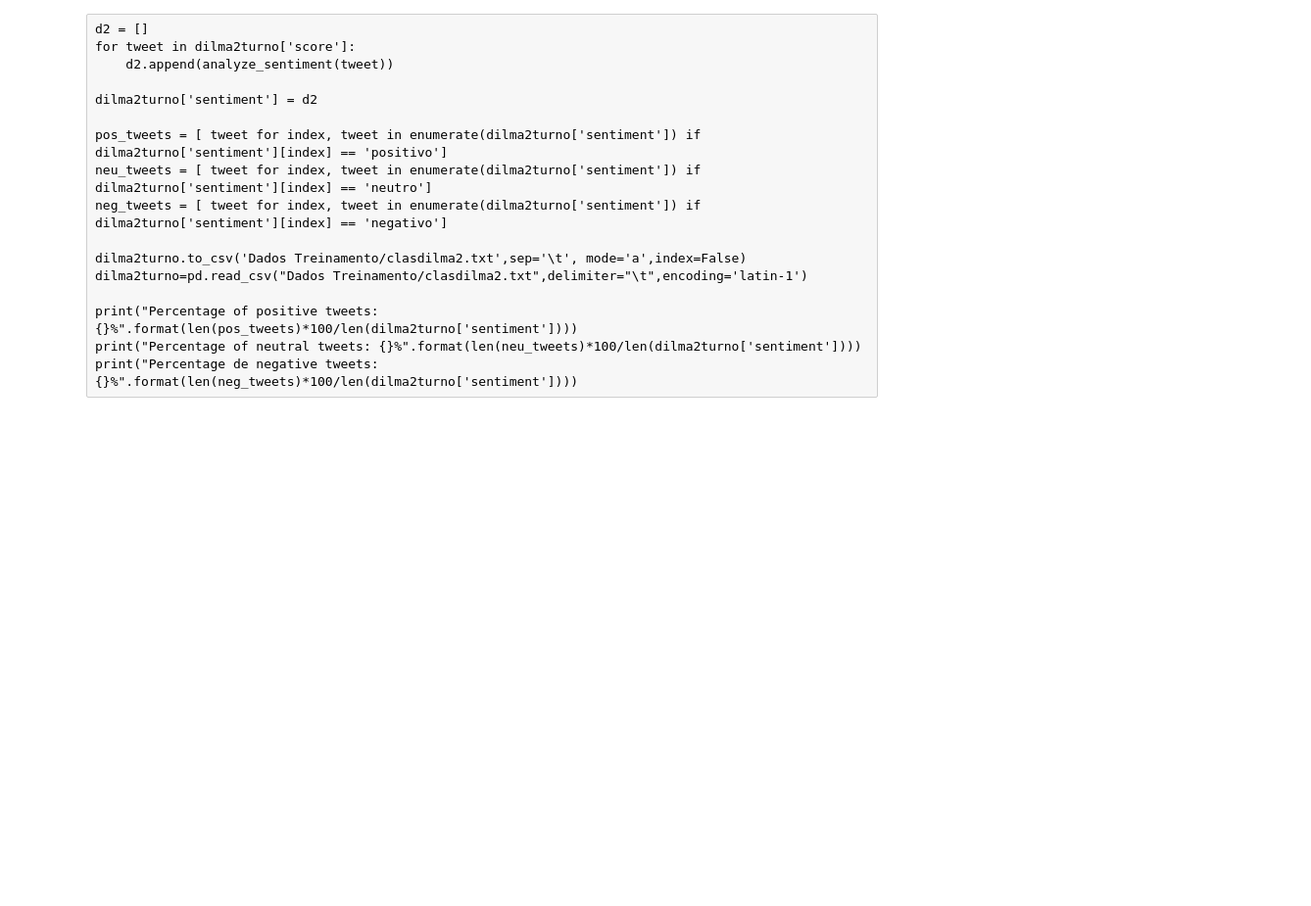
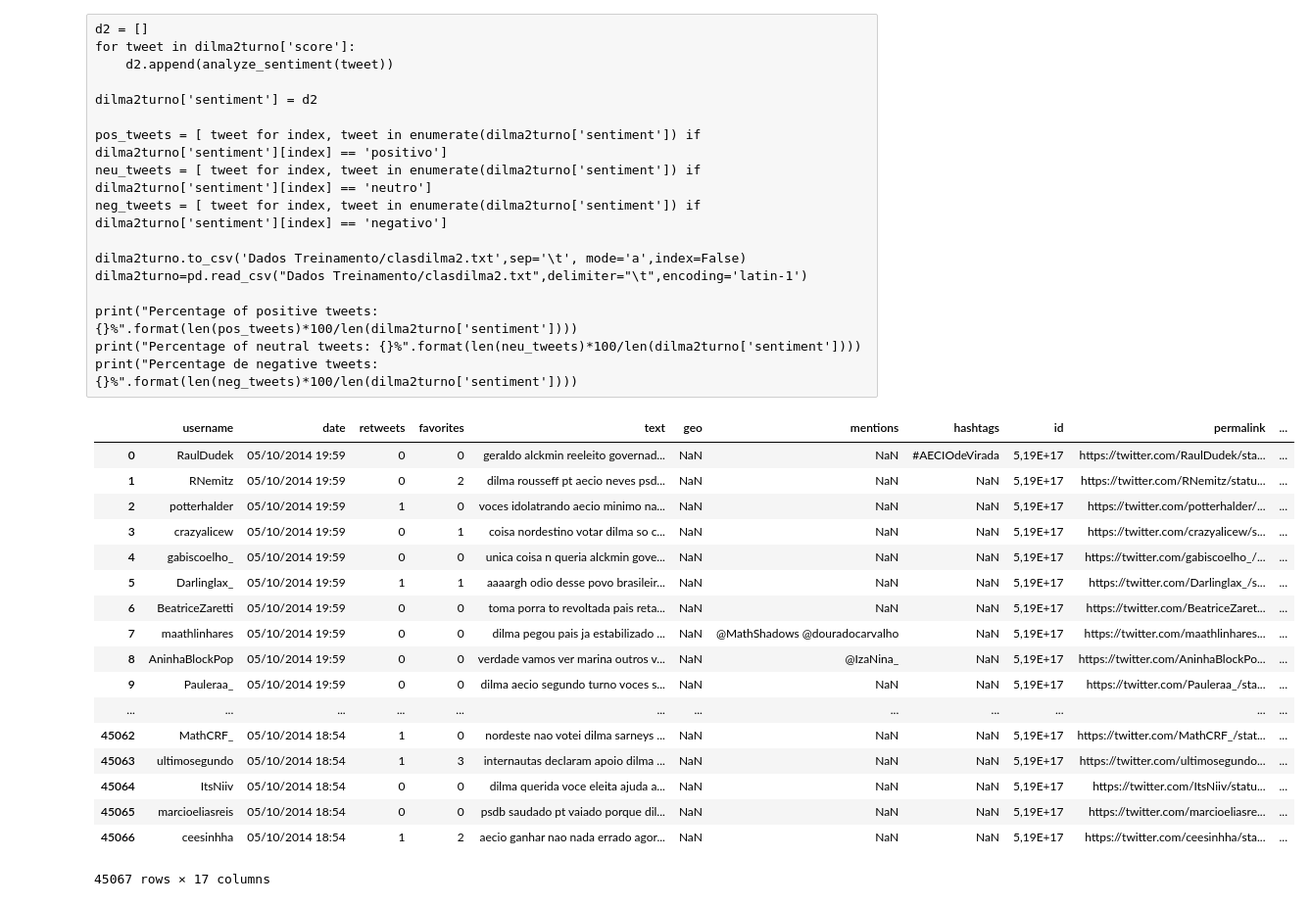
Before and after one commit to brunojus/Analise-de-sentimentos-Twitter, a Jupyter notebook: Notebooks/Classificacao Dados/Classificação dos Dados Finais.ipynb, the cells around one changed output. Shown at 98% size. Drawn from its saved outputs; the diff is of its cells as text; code cells hidden in the pictures; blank space fills up the shorter version.

Commit message:
Aecio

```diff
--- a/Notebooks/Classificacao Dados/Classificação dos Dados Finais.ipynb
+++ b/Notebooks/Classificacao Dados/Classificação dos Dados Finais.ipynb
@@ -176,0 +179,21 @@ print("Percentage de negative tweets: {}%".format(len(neg_tweets)*100/len(aecio2
+# %%
+df
+# %% [output]
+|  | username | date | retweets | favorites | text | geo | mentions | hashtags | id | permalink | ... |
+| 0 | RaulDudek | 05/10/2014 19:59 | 0 | 0 | geraldo alckmin reeleito governad... | NaN | NaN | #AECIOdeVirada | 5,19E+17 | https://twitter.com/RaulDudek/sta... | ... |
+| 1 | RNemitz | 05/10/2014 19:59 | 0 | 2 | dilma rousseff pt aecio neves psd... | NaN | NaN | NaN | 5,19E+17 | https://twitter.com/RNemitz/statu... | ... |
+| 2 | potterhalder | 05/10/2014 19:59 | 1 | 0 | voces idolatrando aecio minimo na... | NaN | NaN | NaN | 5,19E+17 | https://twitter.com/potterhalder/... | ... |
+| 3 | crazyalicew | 05/10/2014 19:59 | 0 | 1 | coisa nordestino votar dilma so c... | NaN | NaN | NaN | 5,19E+17 | https://twitter.com/crazyalicew/s... | ... |
+| 4 | gabiscoelho_ | 05/10/2014 19:59 | 0 | 0 | unica coisa n queria alckmin gove... | NaN | NaN | NaN | 5,19E+17 | https://twitter.com/gabiscoelho_/... | ... |
+| 5 | Darlinglax_ | 05/10/2014 19:59 | 1 | 1 | aaaargh odio desse povo brasileir... | NaN | NaN | NaN | 5,19E+17 | https://twitter.com/Darlinglax_/s... | ... |
+| 6 | BeatriceZaretti | 05/10/2014 19:59 | 0 | 0 | toma porra to revoltada pais reta... | NaN | NaN | NaN | 5,19E+17 | https://twitter.com/BeatriceZaret... | ... |
+| 7 | maathlinhares | 05/10/2014 19:59 | 0 | 0 | dilma pegou pais ja estabilizado ... | NaN | @MathShadows @douradocarvalho | NaN | 5,19E+17 | https://twitter.com/maathlinhares... | ... |
+| 8 | AninhaBlockPop | 05/10/2014 19:59 | 0 | 0 | verdade vamos ver marina outros v... | NaN | @IzaNina_ | NaN | 5,19E+17 | https://twitter.com/AninhaBlockPo... | ... |
+| 9 | Pauleraa_ | 05/10/2014 19:59 | 0 | 0 | dilma aecio segundo turno voces s... | NaN | NaN | NaN | 5,19E+17 | https://twitter.com/Pauleraa_/sta... | ... |
+| ... | ... | ... | ... | ... | ... | ... | ... | ... | ... | ... | ... |
+| 45062 | MathCRF_ | 05/10/2014 18:54 | 1 | 0 | nordeste nao votei dilma sarneys ... | NaN | NaN | NaN | 5,19E+17 | https://twitter.com/MathCRF_/stat... | ... |
+| 45063 | ultimosegundo | 05/10/2014 18:54 | 1 | 3 | internautas declaram apoio dilma ... | NaN | NaN | NaN | 5,19E+17 | https://twitter.com/ultimosegundo... | ... |
+| 45064 | ItsNiiv | 05/10/2014 18:54 | 0 | 0 | dilma querida voce eleita ajuda a... | NaN | NaN | NaN | 5,19E+17 | https://twitter.com/ItsNiiv/statu... | ... |
+| 45065 | marcioeliasreis | 05/10/2014 18:54 | 0 | 0 | psdb saudado pt vaiado porque dil... | NaN | NaN | NaN | 5,19E+17 | https://twitter.com/marcioeliasre... | ... |
+| 45066 | ceesinhha | 05/10/2014 18:54 | 1 | 2 | aecio ganhar nao nada errado agor... | NaN | NaN | NaN | 5,19E+17 | https://twitter.com/ceesinhha/sta... | ... |
+45067 rows × 17 columns
```
Also changed, not shown: parts of 6 cells of this notebook, 13 other files.
